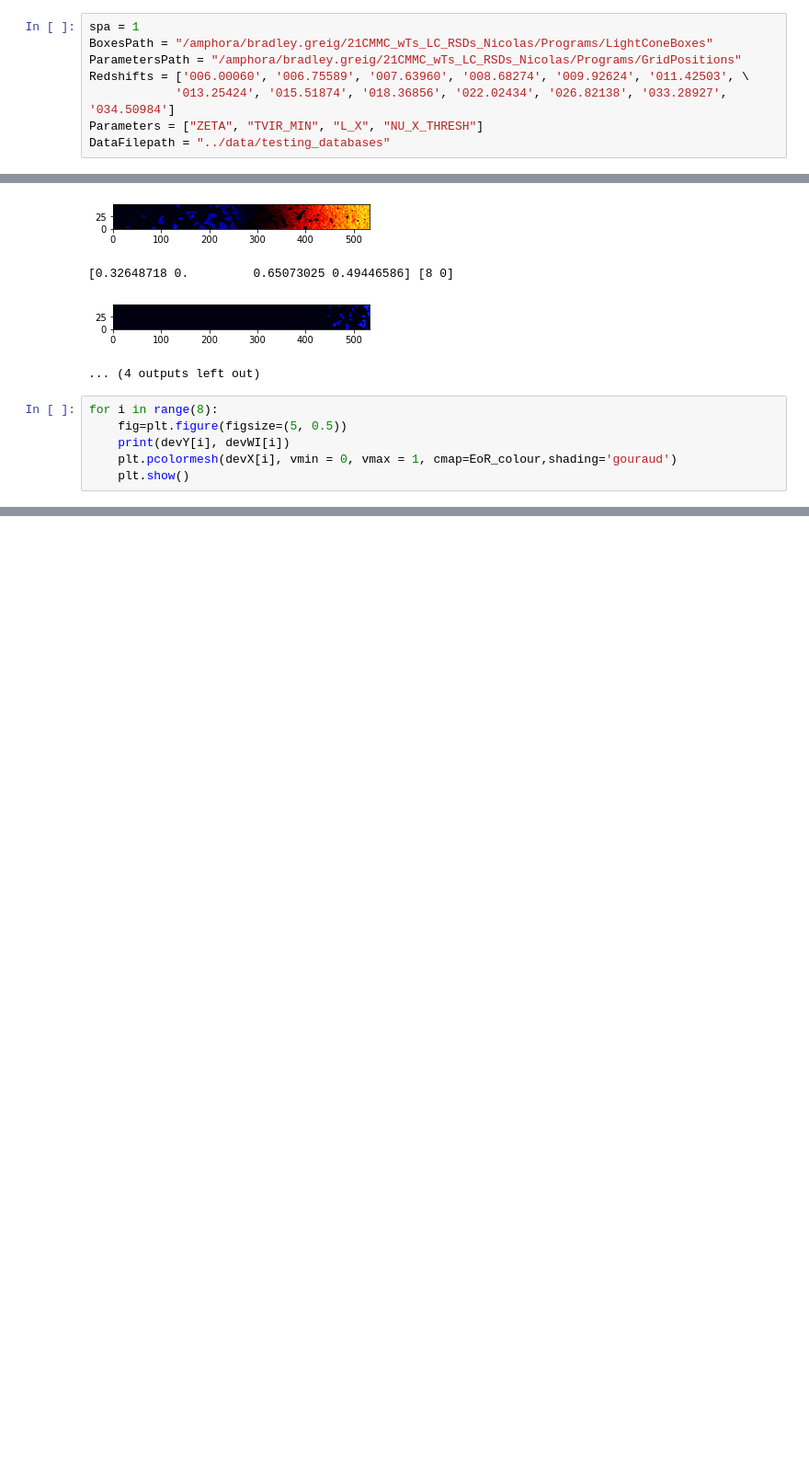
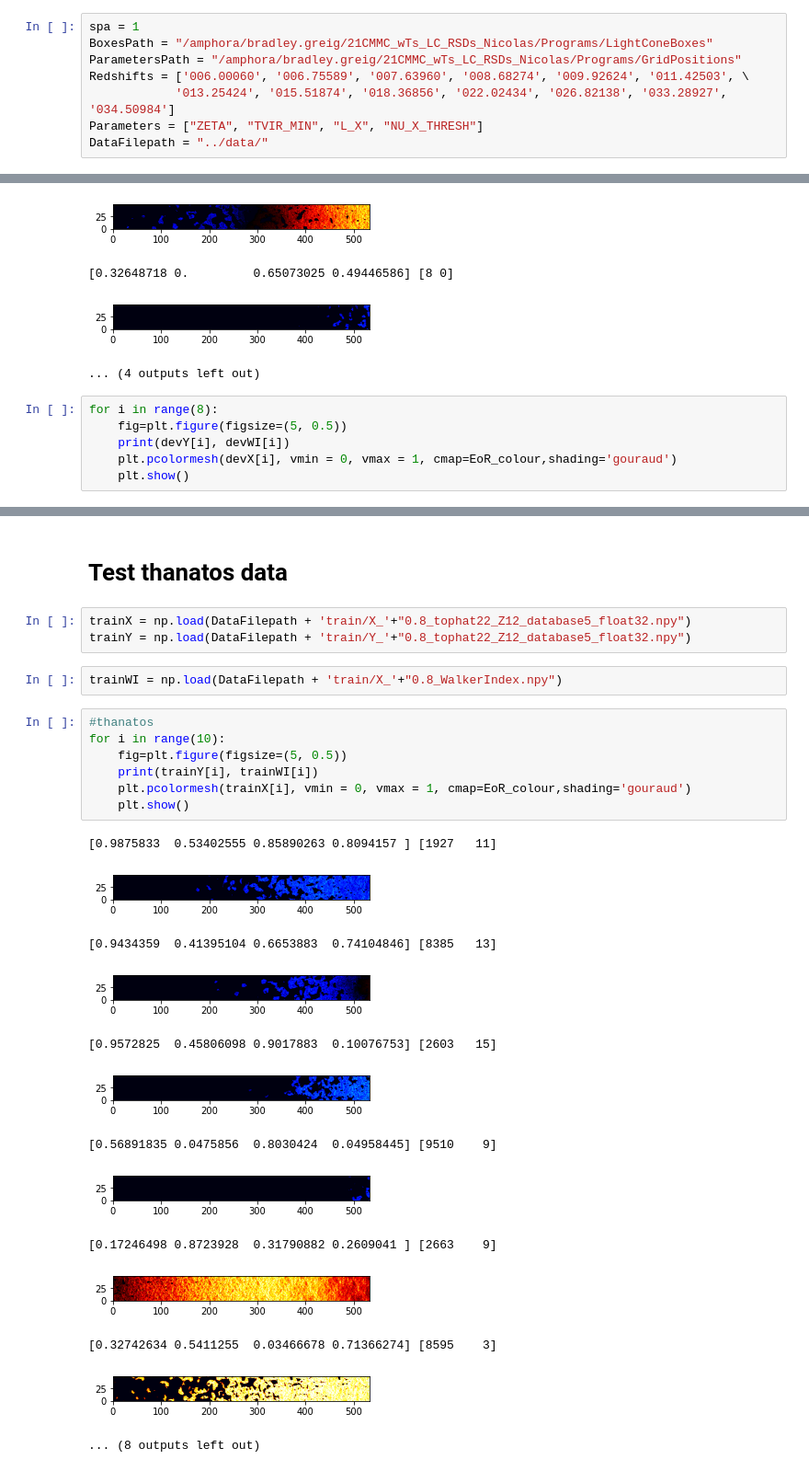
Before and after one commit to gfiameni/21CNN, a Jupyter notebook: DatabaseTesting.ipynb, the cells around one changed output, grey strips where cells are left out. Shown at 92% size. Drawn from its saved outputs; the diff is of its cells as text; blank space fills up the shorter version.

```diff
--- a/DatabaseTesting.ipynb
+++ b/DatabaseTesting.ipynb
@@ -15,6 +15,6 @@ ParametersPath = "/amphora/bradley.greig/21CMMC_wTs_LC_RSDs_Nicolas/Programs/Gri
 Redshifts = ['006.00060', '006.75589', '007.63960', '008.68274', '009.92624', '011.42503', \
             '013.25424', '015.51874', '018.36856', '022.02434', '026.82138', '033.28927', '034.50984']
 Parameters = ["ZETA", "TVIR_MIN", "L_X", "NU_X_THRESH"]
-DataFilepath = "../data/testing_databases"
+DataFilepath = "../data/"
 # %%
 database = DatabaseUtils.Database(Parameters, Redshifts, BoxesPath, ParametersPath)
@@ -209,3 +211,31 @@ for i in range(24):
 [0.2890862  0.8509641  0.20358844 1.        ]
 [figure]
 ... (36 outputs left out)
+# %% [markdown]
+# Test thanatos data
+# %%
+trainX = np.load(DataFilepath + 'train/X_'+"0.8_tophat22_Z12_database5_float32.npy")
+trainY = np.load(DataFilepath + 'train/Y_'+"0.8_tophat22_Z12_database5_float32.npy")
+# %%
+trainWI = np.load(DataFilepath + 'train/X_'+"0.8_WalkerIndex.npy")
+# %%
+#thanatos
+for i in range(10):
+    fig=plt.figure(figsize=(5, 0.5))
+    print(trainY[i], trainWI[i])
+    plt.pcolormesh(trainX[i], vmin = 0, vmax = 1, cmap=EoR_colour,shading='gouraud')
+    plt.show()
+# %% [output]
+[0.9875833  0.53402555 0.85890263 0.8094157 ] [1927   11]
+[figure, added]
+[0.9434359  0.41395104 0.6653883  0.74104846] [8385   13]
+[figure, added]
+[0.9572825  0.45806098 0.9017883  0.10076753] [2603   15]
+[figure, added]
+[0.56891835 0.0475856  0.8030424  0.04958445] [9510    9]
+[figure, added]
+[0.17246498 0.8723928  0.31790882 0.2609041 ] [2663    9]
+[figure, added]
+[0.32742634 0.5411255  0.03466678 0.71366274] [8595    3]
+[figure, added]
+... (8 outputs left out)
```
Also changed, not shown: parts of 2 cells of this notebook.
